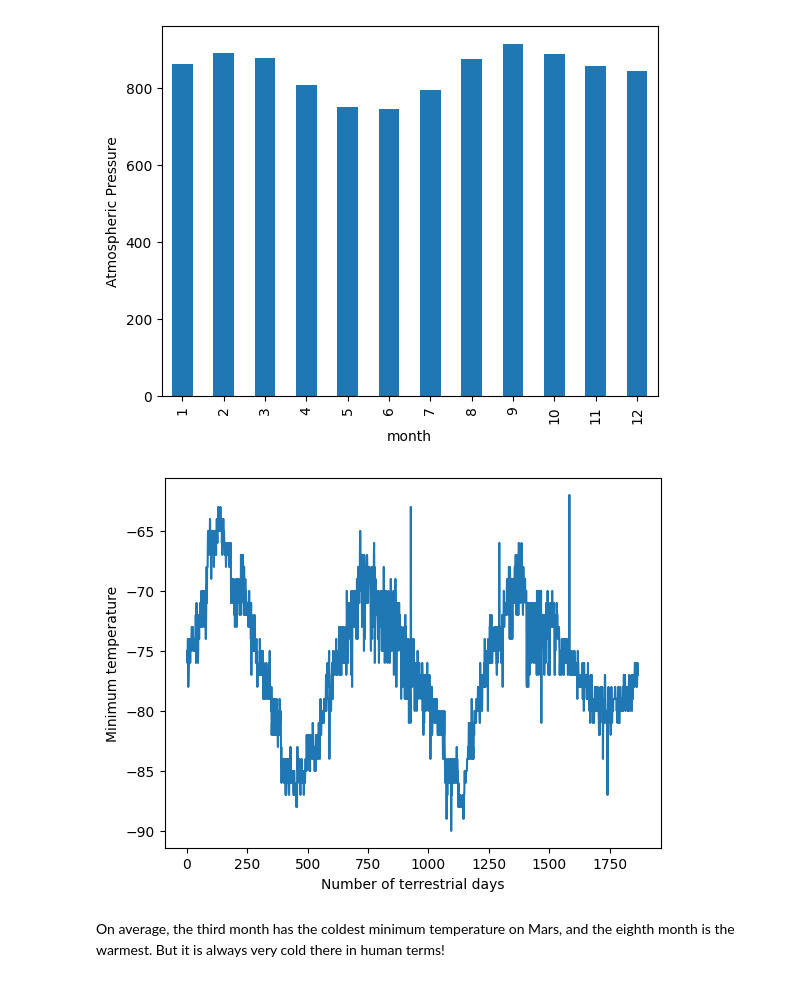
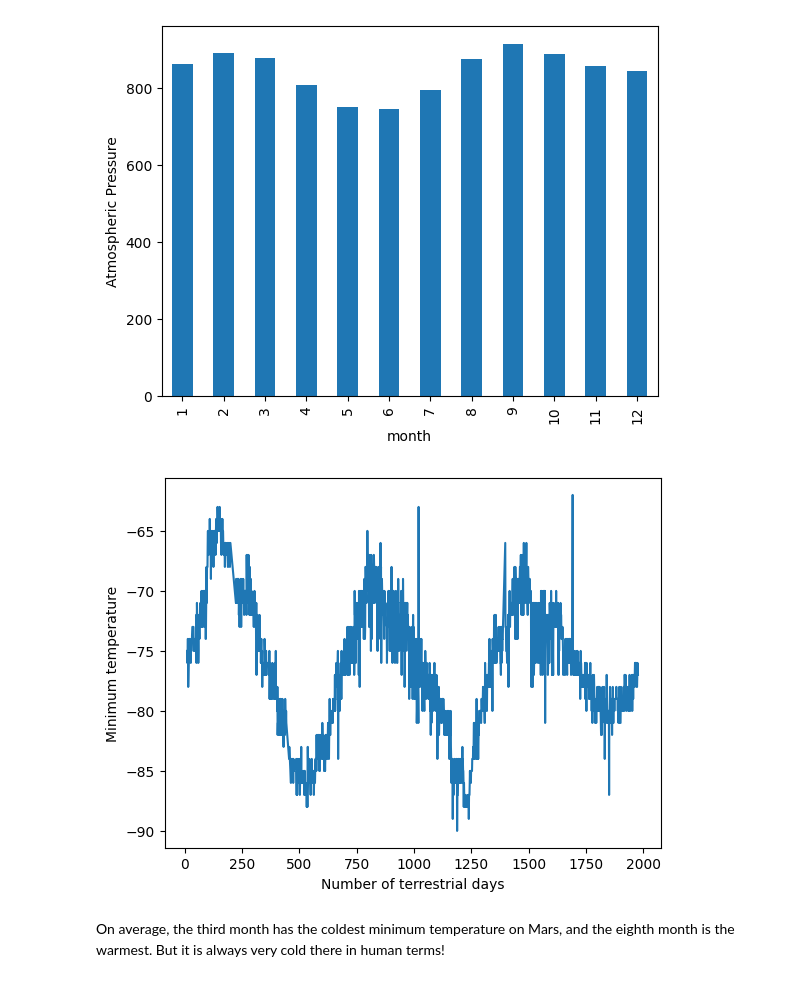
Before and after one commit to baronsgit/scraping-challenge, a Jupyter notebook: part_2_mars_weather.ipynb, the cells around one changed output. Drawn from its saved outputs; the diff is of its cells as text; code cells hidden in the pictures.

```diff
--- a/part_2_mars_weather.ipynb
+++ b/part_2_mars_weather.ipynb
@@ -32,9 +32,10 @@ bsoup = soup(browser.html, 'html.parser')
 # Extract all rows of data
 trows = bsoup.find_all('tr')
 
-# Extract the data from each row
-for row in trows:
-    tdata = row.find_all('td')
-    data = [cell.get_text() for cell in tdata]
-    print(data)
+# # Extract the data from each row
+# for row in trows:
+#     tdata = row.find_all('td')
+#     data = [cell.get_text() for cell in tdata]
+#     print(data)
+trows
 # %% [output]
@@ -73,8 +74,8 @@ drows = []
 
 # Loop through the scraped data to create a list of rows
 for row in trows:
-    tdata = row.find_all('td')
-    data = [cell.get_text() for cell in tdata]
+    cols = row.find_all('td')
+    data = [cell.get_text() for cell in cols]
     if (data != []):
         drows.append(data)
 # %%
@@ -249,20 +250,18 @@ plt.close()
 [figure]
 # %%
 # 5. How many terrestrial (earth) days are there in a Martian year?
-
-day = list(range(1,1868))
-
+day = mars_df["sol"]
 minTemp = mars_df["min_temp"]
 
 plt.plot(day, minTemp)
 plt.xlabel("Number of terrestrial days")
 plt.ylabel("Minimum temperature")
 
 plt.show()
 
 plt.close()
 # %% [output]
-[figure, old version]
+[figure, new version]
 # %% [markdown]
 On average, the third month has the coldest minimum temperature on Mars, and the eighth month is the warmest. But it is always very cold there in human terms!
 # %% [markdown]
```
Also changed, not shown: parts of 1 cell of this notebook.
